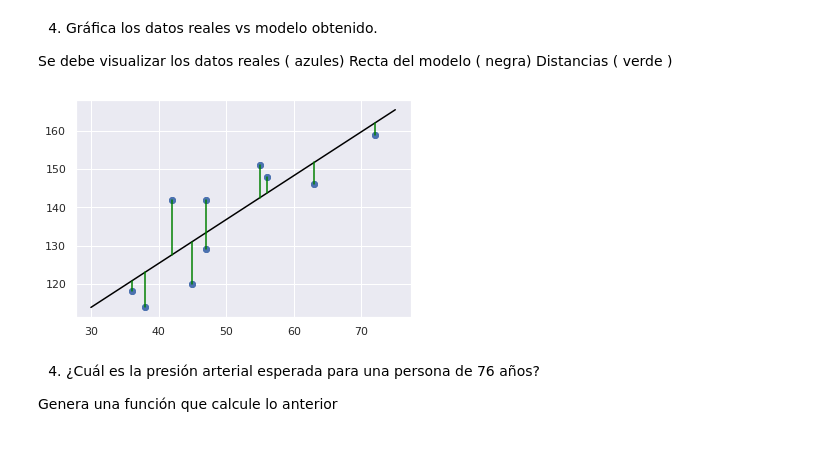
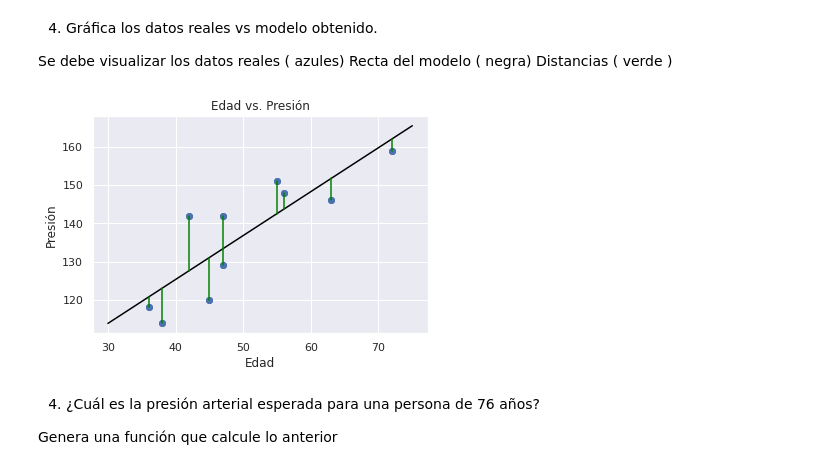
Before and after one commit to maria192001/SemanaTec, a Jupyter notebook: Act6_Regresión_Lineal_A00827374.ipynb, the cells around one changed output. Drawn from its saved outputs; the diff is of its cells as text; code cells hidden in the pictures.

```diff
--- a/Act6_Regresión_Lineal_A00827374.ipynb
+++ b/Act6_Regresión_Lineal_A00827374.ipynb
@@ -75,12 +78,16 @@ Distancias ( verde )
 # %%
 xfit = np.linspace(30, 75, 1000)
 yfit = model.predict(xfit[:, np.newaxis])
+plt.title('Fabricantes')
 plt.scatter(x, y)
 plt.plot(xfit, yfit, color="black");
 plt.plot(x,y, 'o')
+plt.title('Edad vs. Presión')
+plt.ylabel('Presión')
+plt.xlabel('Edad')
 plt.plot(np.vstack([x,x]), np.vstack([y, model.predict(x[:, np.newaxis])]), color="green");
 # %% [output]
-[figure, old version]
+[figure, new version]
 # %% [markdown]
 4. ¿Cuál es la presión arterial esperada para una persona de 76 años?
 
```
Also changed, not shown: parts of 2 cells of this notebook.
